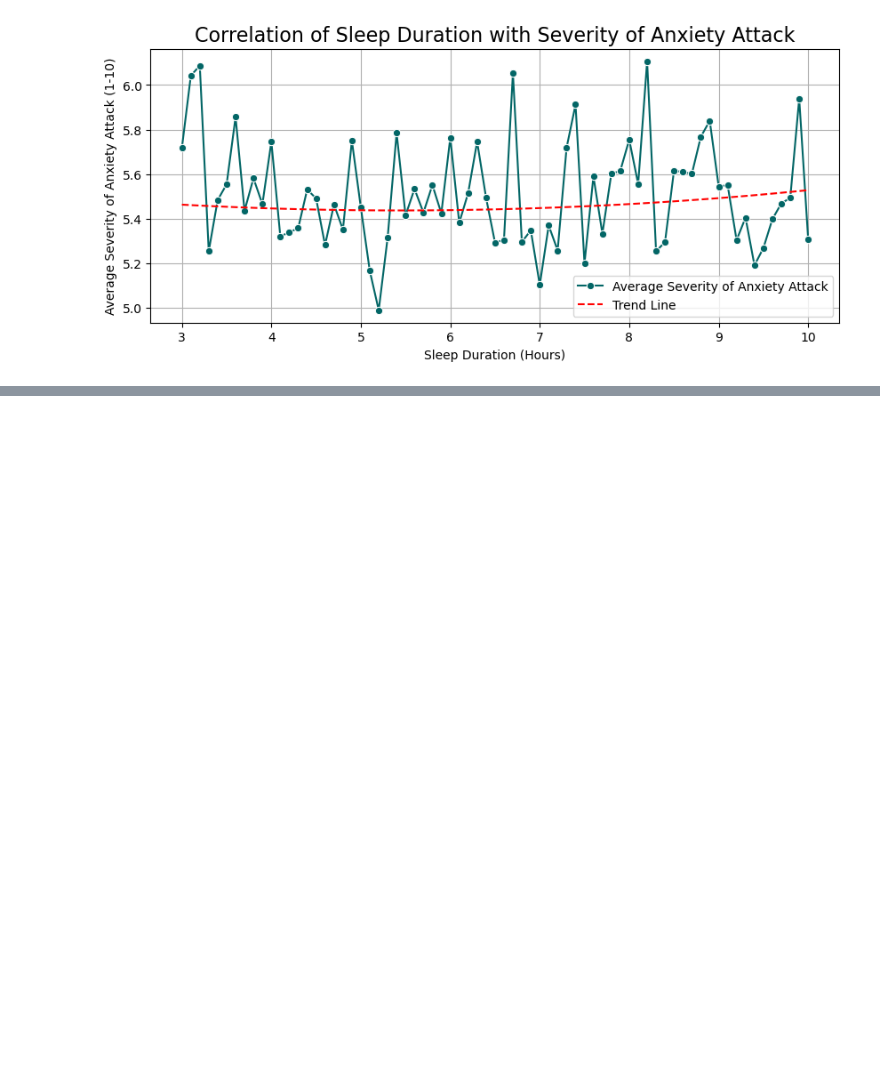
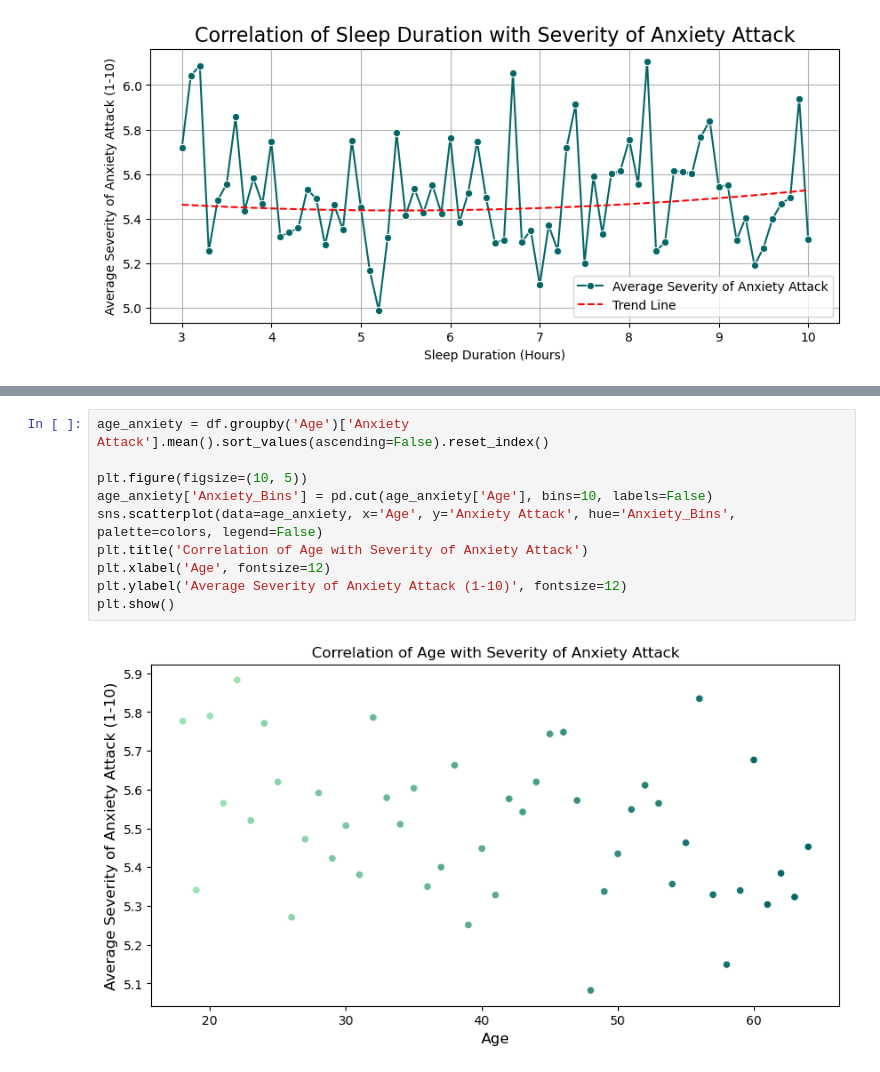
Before and after one commit to jonc1412/EDA-projects, a Jupyter notebook: anxiety-attack/anxiety_attack_analysis.ipynb, the cells around one changed output, grey strips where cells are left out. Cells and saved outputs as stored; diff of their text form; blank space fills up the shorter version.

```diff
--- a/anxiety-attack/anxiety_attack_analysis.ipynb
+++ b/anxiety-attack/anxiety_attack_analysis.ipynb
@@ -163,0 +179,12 @@ plt.show()
+# %%
+age_anxiety = df.groupby('Age')['Anxiety Attack'].mean().sort_values(ascending=False).reset_index()
+
+plt.figure(figsize=(10, 5))
+age_anxiety['Anxiety_Bins'] = pd.cut(age_anxiety['Age'], bins=10, labels=False)
+sns.scatterplot(data=age_anxiety, x='Age', y='Anxiety Attack', hue='Anxiety_Bins', palette=colors, legend=False)
+plt.title('Correlation of Age with Severity of Anxiety Attack')
+plt.xlabel('Age', fontsize=12)
+plt.ylabel('Average Severity of Anxiety Attack (1-10)', fontsize=12)
+plt.show()
+# %% [output]
+[figure, added]
```
Also changed, not shown: parts of 3 cells of this notebook.
